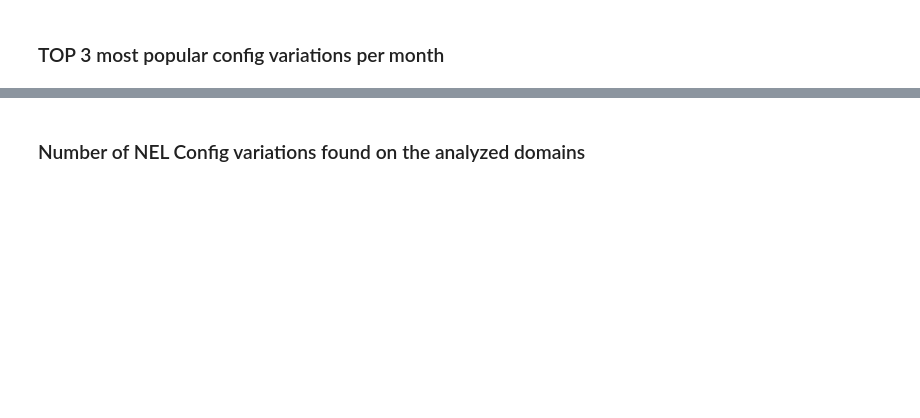
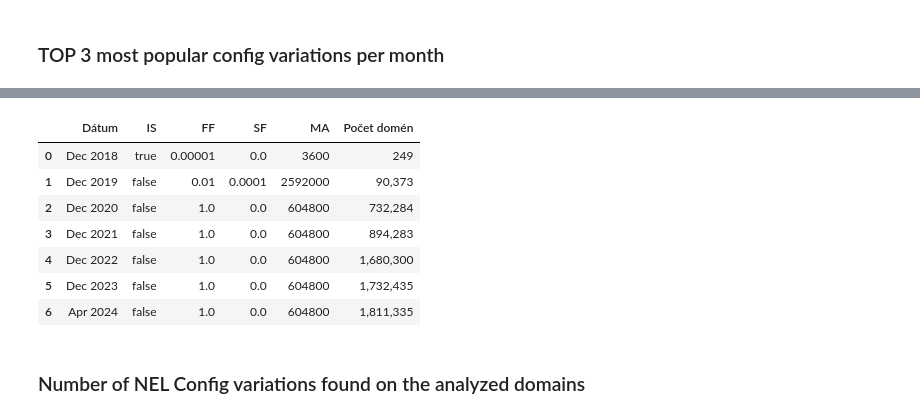
Before and after one commit to JurikMatej/IBP-NEL-Analysis-Scripts, a Jupyter notebook: results/httparchive_nel_resource_config_variability.ipynb, the cells around one changed output, grey strips where cells are left out. Saved outputs shown, nothing was run; the diff lists cells and outputs as text; code cells hidden in the pictures; blank space fills up the shorter version.

```diff
--- a/results/httparchive_nel_resource_config_variability.ipynb
+++ b/results/httparchive_nel_resource_config_variability.ipynb
@@ -97,3 +96,38 @@ monthly_data
+# %%
+data = monthly_variations.copy()
+data = data[data.index == 0]
+data.reset_index(drop=True, inplace=True)
+
+target_dates = ['Dec ' + str(x) for x in range(2018, 2024)]
+target_dates.append('Apr 2024')
+
+popular_config_table = data[data['date'].isin(target_dates)].copy()
+popular_config_table['domains'] = popular_config_table['domains'].astype('float32')
+
+popular_config_table.rename(columns={
+    'date': 'Dátum',
+    'nel_include_subdomains': 'IS',
+    'nel_failure_fraction': 'FF',
+    'nel_success_fraction': 'SF',
+    'nel_max_age': 'MA',
+    'domains': 'Počet domén',
+}, inplace=True)
+
+# popular_config_table['Konfigurácia'] = popular_config_table.agg(
+#     lambda x: f"IS: {x['include_subdomains']},\tFF: {x['failure_fraction']},\tSF {x['success_fraction']},\tMA: {x['max_age']}", axis=1)
+
+popular_config_table = popular_config_table[['Dátum', 'IS', 'FF', 'SF', 'MA', 'Počet domén']]
+popular_config_table.to_latex("tables/httparchive_nel_domain_config_popular.tex", float_format=lambda x: '{:,.0f}'.format(x), index=False)
+popular_config_table.reset_index(drop=True)
+# %% [output]
+|  | Dátum | IS | FF | SF | MA | Počet domén |
+| 0 | Dec 2018 | true | 0.00001 | 0.0 | 3600 | 249 |
+| 1 | Dec 2019 | false | 0.01 | 0.0001 | 2592000 | 90,373 |
+| 2 | Dec 2020 | false | 1.0 | 0.0 | 604800 | 732,284 |
+| 3 | Dec 2021 | false | 1.0 | 0.0 | 604800 | 894,283 |
+| 4 | Dec 2022 | false | 1.0 | 0.0 | 604800 | 1,680,300 |
+| 5 | Dec 2023 | false | 1.0 | 0.0 | 604800 | 1,732,435 |
+| 6 | Apr 2024 | false | 1.0 | 0.0 | 604800 | 1,811,335 |
 # %% [markdown]
 ### Number of NEL Config variations found on the analyzed domains
 # %%
```
Also changed, not shown: parts of 7 cells of this notebook, 2 other files.
